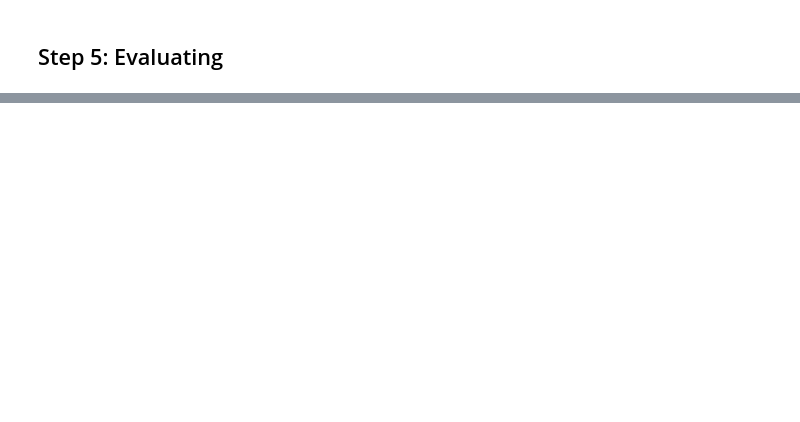
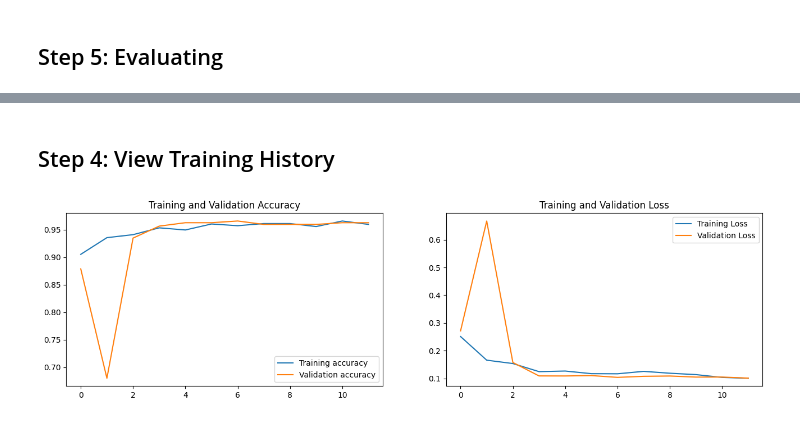
Before and after one commit to makonhakony/Multi-Stage-Classification-BreakHis, a Jupyter notebook: multi-stage-classification-breakhis.ipynb, the cells around one changed output, grey strips where cells are left out. Saved outputs shown, nothing was run; the diff lists cells and outputs as text; code cells hidden in the pictures; blank space fills up the shorter version.

```diff
--- a/multi-stage-classification-breakhis.ipynb
+++ b/multi-stage-classification-breakhis.ipynb
@@ -667,0 +751,3 @@ accuracy_score  : 0.9473684210526315
+# %%
+magnify_val = '200'
+filtered_data = data[data['magnify'] == magnify_val]
@@ -667,0 +756,2 @@ accuracy_score  : 0.9473684210526315
+# %%
+df_train, df_val, df_test = data_split(filtered_data)
@@ -667,0 +779,2 @@ accuracy_score  : 0.9473684210526315
+# %%
+train_ds, valid_ds = load_dataset(df_train, df_val)
@@ -667,0 +785,2 @@ accuracy_score  : 0.9473684210526315
+# %%
+model, history = train_model(train_ds, magnify_val)
@@ -667,0 +806,6 @@ accuracy_score  : 0.9473684210526315
+# %% [markdown]
+## Step 4: View Training History
+# %%
+view_history(history)
+# %% [output]
+[figure, added]
```
Also changed, not shown: parts of 38 cells of this notebook.
